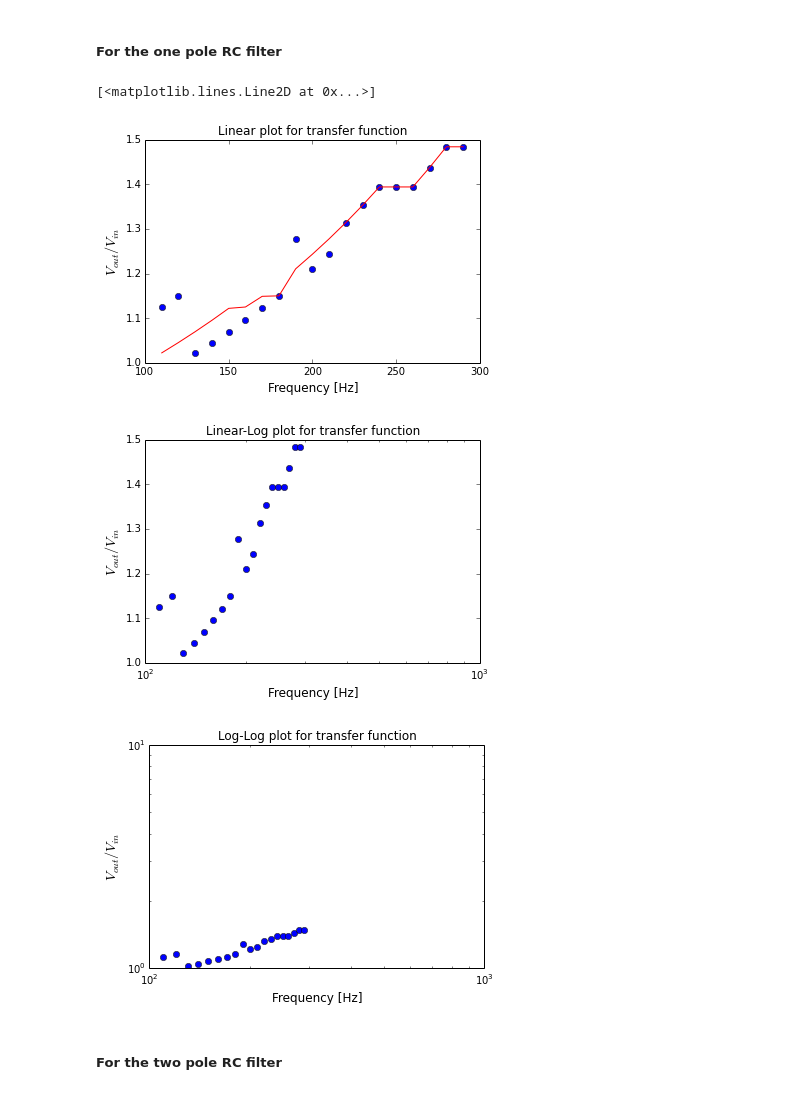
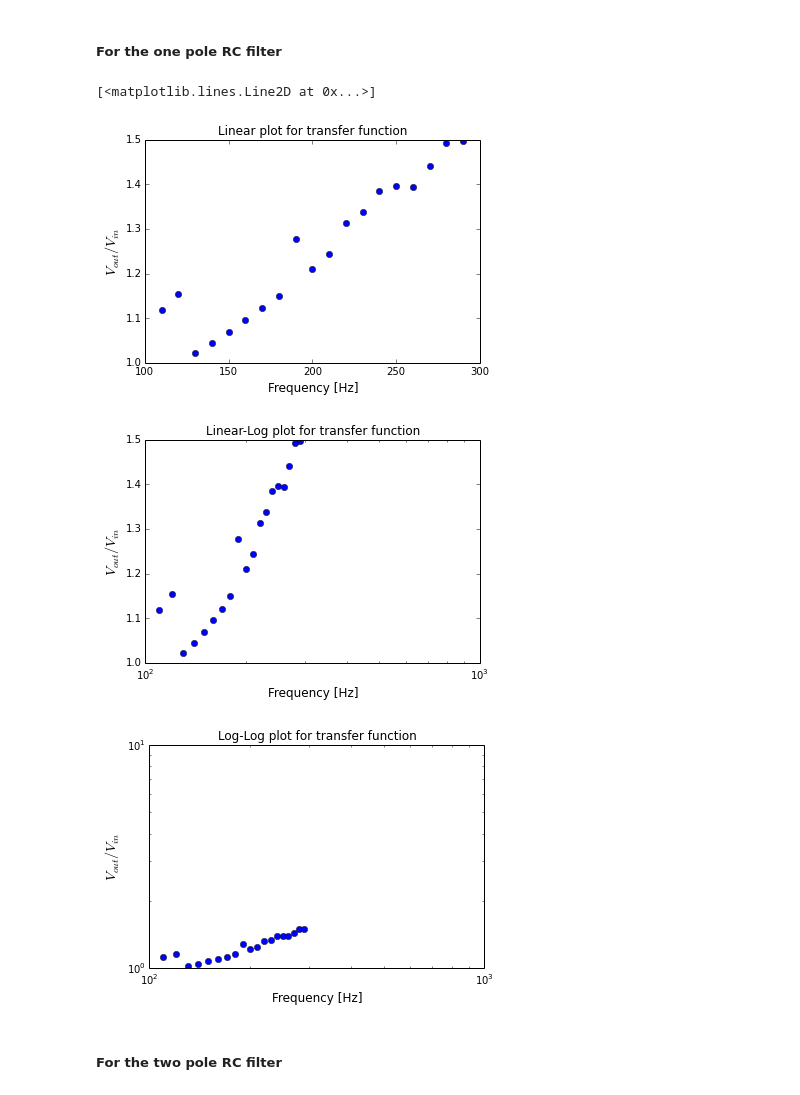
Before and after one commit to dorisjlee/111BSClab, a Jupyter notebook: lab7/Lab7.ipynb, the cells around one changed output. Drawn from its saved outputs; the diff is of its cells as text; code cells hidden in the pictures.

```diff
--- a/lab7/Lab7.ipynb
+++ b/lab7/Lab7.ipynb
@@ -135,30 +135,30 @@ plt.loglog(f,v_in/v_out,'o')
 ##### For the one pole RC filter
 # %%
 f = np.array([110,120,130,140,150,160,170,180,190,200,210,220,230,240,250,260,270,280,290])
-v_out = np.array([960,940,900,880,860,840,820,800,720,760,740,700,680,660,660,660,640,620,620])*10**(-3)
-v_in = np.array([1.08,1.08,920e-3,920e-3,920e-3,920e-3,920e-3,920e-3,920e-3,920e-3,920e-3,920e-3,920e-3,920e-3,920e-3,920e-3,920e-3,920e-3,920e-3])
+v_out = np.array([965,935,900,880,860,840,820,800,720,760,740,700,680,660,660,660,640,620,620])*10**(-3)
+v_in = np.array([1.08,1.08,920e-3,920e-3,920e-3,920e-3,920e-3,920e-3,920e-3,920e-3,920e-3,920e-3,910e-3,914e-3,921e-3,920e-3,922e-3,925e-3,928e-3])
 plt.figure()
 plt.title("Linear plot for transfer function")
 plt.xlabel("Frequency [Hz]",fontsize=12 )
 plt.ylabel("$V_{out}/V_{in}$",fontsize=14)
 plt.plot(f,v_in/v_out,'o')
-plt.plot(sort(f),sort(v_in/v_out),'r-')
+# plt.plot(sort(f),sort(v_in/v_out),'r-')
 
 plt.figure()
 plt.title("Linear-Log plot for transfer function")
 plt.xlabel("Frequency [Hz]",fontsize=12 )
 plt.ylabel("$V_{out}/V_{in}$",fontsize=14)
 plt.semilogx(f,v_in/v_out,'o')
 
 plt.figure()
 plt.title("Log-Log plot for transfer function")
 plt.xlabel("Frequency [Hz]",fontsize=12 )
 plt.ylabel("$V_{out}/V_{in}$",fontsize=14)
 plt.loglog(f,v_in/v_out,'o')
 # %% [output]
 [<matplotlib.lines.Line2D at 0x...>]
-[figure, old version]
+[figure, new version]
-[figure, old version]
+[figure, new version]
 [figure]
 # %% [markdown]
 ##### For the two pole RC filter
```
Also changed, not shown: parts of 5 cells of this notebook.
